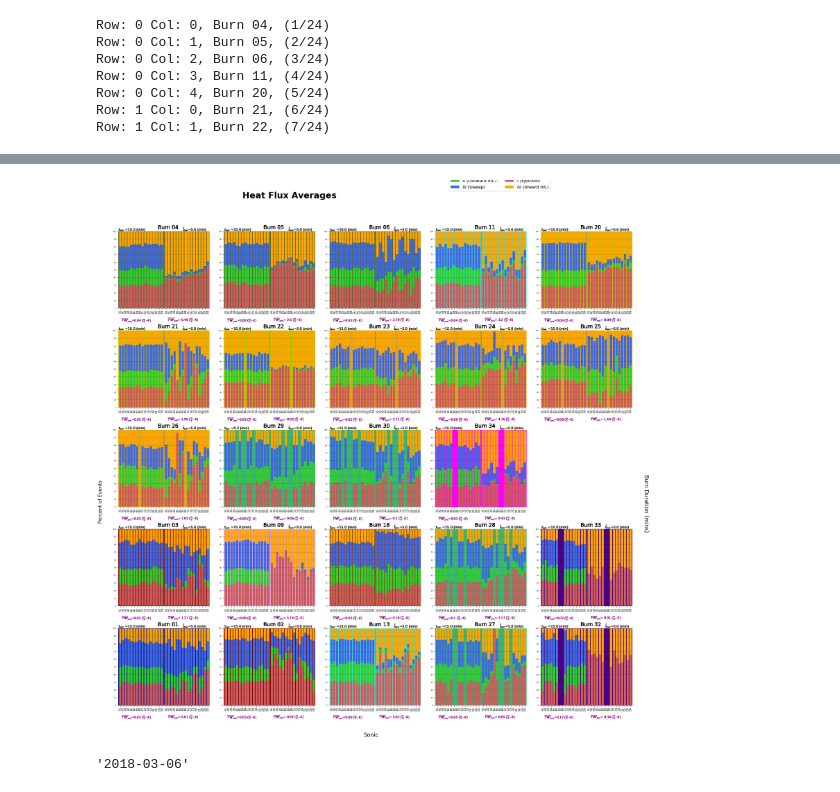
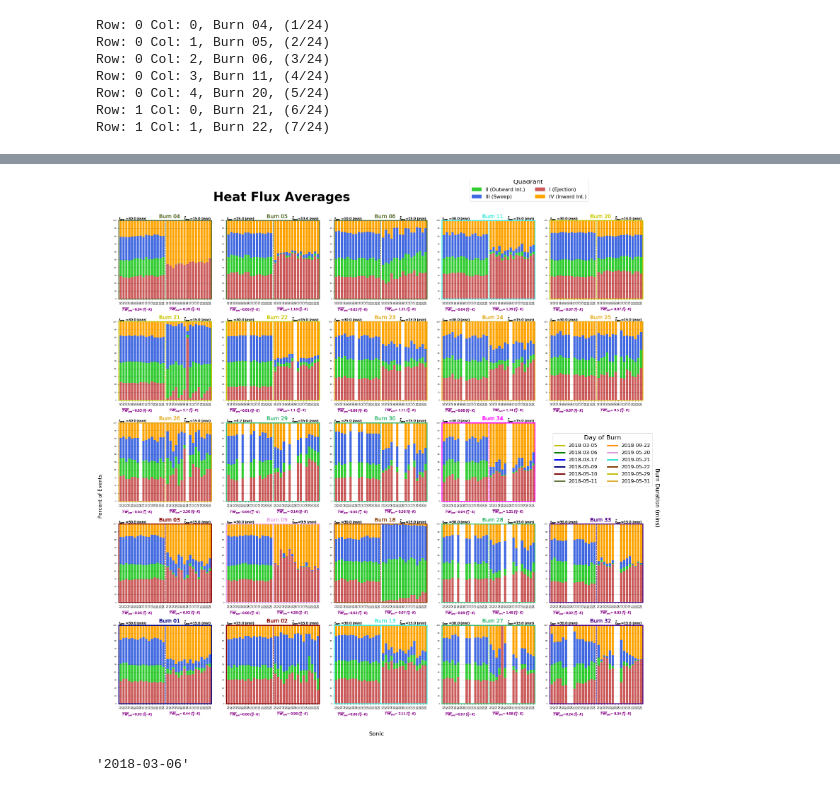
Before and after one commit to JosephSeitz/Analysis_Code, a Jupyter notebook: final_Heat-Flux-Averag-Grid-Plotter-Copy1.ipynb, the cells around one changed output, grey strips where cells are left out. Drawn from its saved outputs; the diff is of its cells as text; code cells hidden in the pictures.

Commit message:
Added day colors and groupings to the heat flux grouping

```diff
--- a/final_Heat-Flux-Averag-Grid-Plotter-Copy1.ipynb
+++ b/final_Heat-Flux-Averag-Grid-Plotter-Copy1.ipynb
@@ -2,11 +2,10 @@
 import os   #used for directory work
 import matplotlib as mpl
 import matplotlib.pyplot as plt #used for creating plots
+from matplotlib.lines import Line2D
 import pandas as pd
 import numpy as np
 %matplotlib inline
-
-mpl.rcParams['axes.linewidth'] = 1 #set the value globally
 # %%
 def text_finder(path):
     txt_files=[]
@@ -73,9 +72,10 @@ def fire_start(df):
 
 def sonic_calculations(df, n, x_fire):
     ### pre-burn averaging index
+    #30mins = 18000 15mins = 9000 10mins = 6000 5mins = 3000
     pre_brn_start, pre_brn_end = 0, n
-    if n > 9000:
-        pre_brn_start = n - 9000 #Making the pre-burn period max time of 30 min
+    if n > 18000:
+        pre_brn_start = n - 18000 #Making the pre-burn period max time of 30 min
 
     pre_brn_len = pre_brn_end - pre_brn_start
     #print(pre_brn_start,pre_brn_end)
@@ -122,8 +122,8 @@ def sonic_calculations(df, n, x_fire):
 
     #30mins = 18000 15mins = 9000 10mins = 6000 5mins = 3000
     fire_end = len(df)-1 #the end of the fire period
-    if brn_n > 3000:
-        fire_end = x_fire + 3000 #30mins after the fire
+    if brn_n > 9000:
+        fire_end = x_fire + 9000 #30mins after the fire
         brn_n = len(wt_prime_list[x_fire:fire_end])
 
     brn_wt_prime_ave = np.nanmean(wt_prime_list[x_fire:fire_end])
@@ -164,12 +164,24 @@ def burn_calculations(path, n):
             brn_len_min, pre_brn_len, dc
 # %%
 %%time
+###### Date legend lines
+cust_lines =[]
+for i in range(len(dates)):
+    custom_lines.append( Line2D([0], [0], color=colors[i], lw=20,markersize=15))
+dates = ["2018-03-05", "2018-03-06", "2018-03-17", "2018-05-09", "2018-05-10", \
+            "2018-05-11", "2018-09-22", "2019-05-20", "2019-05-21", "2019-05-22", \
+            "2019-05-29", "2019-05-31"]
+colors = ["navy", "maroon", "darkolivegreen", "darkorange", "plum", "turquoise", \
+              "saddlebrown", "y", "goldenrod", "mediumseagreen", "indigo", "magenta"  ]
+mpl.rcParams['axes.linewidth'] = 3 #set the value globally
+
+###### Burn Constants
 n_list = [30000,15000,6000,30000,25000,25000,27000,45000,20000,25000,25000,2500, 15000,40000, \
          20000,20000,180000,27000,20000,\
          21000, 15000, 50000, 35000, 45000]
 #path = "/home/JoeySeitz/10X10_Truss_SERDP_Burns/JS_Cleaned_Data/Burn-"
 path="/home/joey/Desktop/10X10_Truss_SERDP_Burns/JS_Cleaned_Data/Full-Timestamp/Burn-"#79
-#path = "/Users/joeyp/Desktop/10X10_Truss_SERDP_Burns/JS_Cleaned_Data/Burn-" #w10
+path = "/Users/joeyp//Desktop/10X10_Truss_SERDP_Burns/JS_Cleaned_Data/Full-Timestamp/Burn-" #w10
 path_end = "/sonics/"
 burns = ["04", "05", "06", "11", "20", "21", "22", "23", "24", "25", "26", "29", "30", "34", \
         "03", "09", "18", "28", "33", \
@@ -214,7 +226,7 @@ for row in range(5):
             axs.bar(x2, burn_Q_lst[i][0],label = "I (Ejection)",color="indianred")
             axs.bar(x2, burn_Q_lst[i][3],label = "IV (Inward Int.)",color = "orange",  bottom=burn_Q_lst[i][0]+burn_Q_lst[i][1]+burn_Q_lst[i][2])
 
-            axs.vlines(16.75,1,0, linestyle = "--", color = "grey")#alpha = .7)
+            axs.vlines(16.75,1,0, linestyle = "--", color = dc)#"grey")#alpha = .7)
             #axs.vlines(33.25,1,0, linestyle = "--",color = "grey")
             axs.set_ylim(0,1)
             axs.set_xlim(.25,33)
@@ -228,13 +240,13 @@ for row in range(5):
             #axs.set_xlabel("Sonic", fontsize = 18, x=.47)
             pre_txt = r" ${t}_{pre}$ ="+str(round(pre_brn_len/600,1))+" $(min)$"
             brn_txt =r" $\tilde{t}_{brn}$="+str(round(np.median(brn_len_min),1))+" $(min)$"
-            axs.text(14.5,1.03, "Burn "+str(burns[file_count]), fontsize = 17)
+            axs.text(14.5,1.03, "Burn "+str(burns[file_count]), fontsize = 17, color = dc)
 
             axs.text(23,1.01,brn_txt, fontsize = 11, weight = "light"  )
             axs.text(0,1.01,pre_txt, fontsize = 11, weight = "light" )
 
-            axs.text(1,-.17," $\overline{T{}'W{}'}_{pre}$=" + str(round(np.nanmean(pre_WT_ave), 2))+ r" ($\frac{m}{s} \cdot {K}$)" , fontsize = 10, color = "purple")
-            axs.text(18,-.17, "$\overline{T{}'W{}'}_{brn}$= " + str(round(np.nanmean(brn_WT_ave), 2))+ r" ($\frac{m}{s} \cdot {K}$)", fontsize = 10, color = "purple")
+            axs.text(1,-.15," $\overline{T{}'W{}'}_{pre}$=" + str(round(np.nanmean(pre_WT_ave), 2))+ r" ($\frac{m}{s} \cdot {K}$)" , fontsize = 10, color = "purple")
+            axs.text(18,-.15, "$\overline{T{}'W{}'}_{brn}$= " + str(round(np.nanmean(brn_WT_ave), 2))+ r" ($\frac{m}{s} \cdot {K}$)", fontsize = 10, color = "purple")
 
             #axs2 = axs.twinx()
             #axs2.boxplot(brn_len_min,widths=1, positions = [34.25])
@@ -253,7 +265,7 @@ for row in range(5):
             #axs.tick_params(color='green', labelcolor='green')
             for spine in axs.spines.values():
                 spine.set_edgecolor(dc)
-            axs.set_facecolor(dc)
+            #axs.set_facecolor(dc)
             #axs.setp( color=dc)#[ax.get_xticklines(), ax.get_yticklines()],
 
             x1 += 1
@@ -261,15 +273,16 @@ for row in range(5):
         file_count += 1
 
 handles, labels = axs.get_legend_handles_labels()
-fig.legend(handles[:4], labels[:4], ncol = 2, fontsize = 14, bbox_to_anchor=(.8, .99), framealpha = .8)
-fig.suptitle("Heat Flux Averages", fontsize = 28, y = .97, x = .35, fontweight = "bold")
+fig.legend(handles[:4], labels[:4], ncol = 2, fontsize = 16, bbox_to_anchor=(.85, .97), title = "Quadrant ", title_fontsize = 20) #, framealpha = .8)
+fig.legend(custom_lines, dates, ncol =2,  bbox_to_anchor=(.96, .53), fontsize = 16, title = "Day of Burn", title_fontsize = 20)
+fig.suptitle("Heat Flux Averages", fontsize = 40, y = .95, x = .33, fontweight = "bold")
 fig.text(0.015,0.39,"Percent of Events", rotation  = 90, fontsize = 16)
 fig.text(0.97, 0.375,"Burn Duration (mins)", rotation = 270, fontsize = 18)
 fig.text(0.48,0.015, "Sonic", fontsize = 18)
 fig.tight_layout()
 fig.subplots_adjust(hspace=0.29,wspace=0.16, top=0.9, left = 0.05, right = .95, bottom = .07)
 
-fig.savefig("color-test-rough_aveplot_15min-5min.png", dpi = 350)
+fig.savefig("Grouping-Heat-Flux-aveplot_30min-15min.png", dpi = 350)
 ### Took 56mins and 45s to run on W10 Desktop
 ## Took 1hr 17min to run on 134
 ###New time of 15min 4s!!!(134 at 30min)
@@ -304,4 +316,4 @@ Wall time: 8min 35s
-[figure, old version]
+[figure, new version]
 # %%
 n_list = [21000,15000,20000,30000,15000,6000,25000,18000,30000,60000,50000,180000,40000,25000,25000,27000,\
          45000,20000,25000,25000,35000,27000,25000,15000,35000,45000,20000,40000]
```
Also changed, not shown: parts of 3 cells of this notebook.
